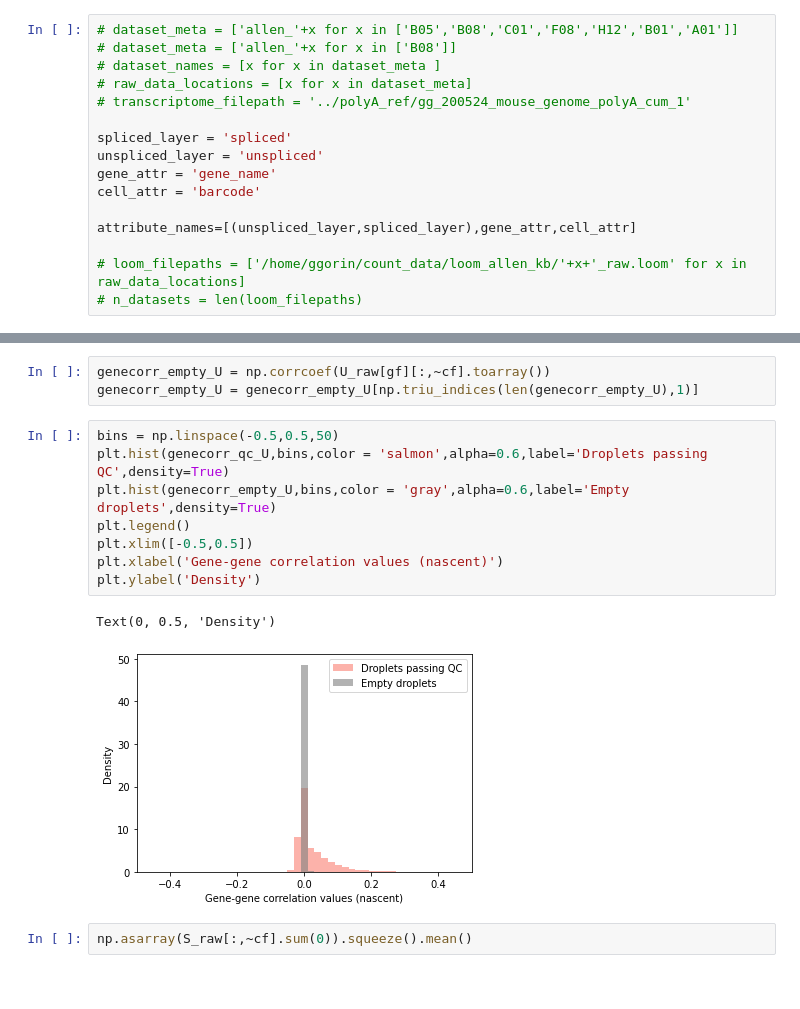
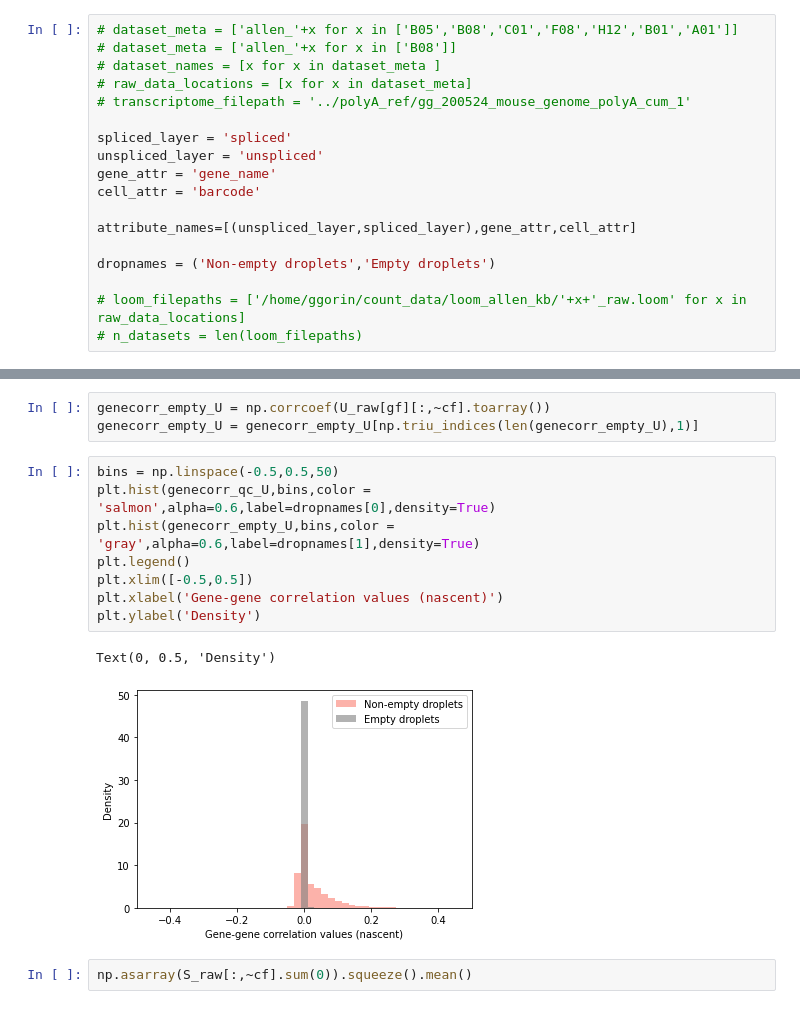
Before and after one commit to pachterlab/GVP_2023, a Jupyter notebook: gg230220_emptydrops_neuron.ipynb, the cells around one changed output, grey strips where cells are left out. Saved outputs shown, nothing was run; the diff lists cells and outputs as text.

```diff
--- a/gg230220_emptydrops_neuron.ipynb
+++ b/gg230220_emptydrops_neuron.ipynb
@@ -25,6 +25,8 @@ cell_attr = 'barcode'
 
 attribute_names=[(unspliced_layer,spliced_layer),gene_attr,cell_attr]
 
+dropnames = ('Non-empty droplets','Empty droplets')
+
 # loom_filepaths = ['/home/ggorin/count_data/loom_allen_kb/'+x+'_raw.loom' for x in raw_data_locations]
 # n_datasets = len(loom_filepaths)
 # %%
@@ -351,15 +355,15 @@ genecorr_empty_U = np.corrcoef(U_raw[gf][:,~cf].toarray())
 genecorr_empty_U = genecorr_empty_U[np.triu_indices(len(genecorr_empty_U),1)]
 # %%
 bins = np.linspace(-0.5,0.5,50)
-plt.hist(genecorr_qc_U,bins,color = 'salmon',alpha=0.6,label='Droplets passing QC',density=True)
-plt.hist(genecorr_empty_U,bins,color = 'gray',alpha=0.6,label='Empty droplets',density=True)
+plt.hist(genecorr_qc_U,bins,color = 'salmon',alpha=0.6,label=dropnames[0],density=True)
+plt.hist(genecorr_empty_U,bins,color = 'gray',alpha=0.6,label=dropnames[1],density=True)
 plt.legend()
 plt.xlim([-0.5,0.5])
 plt.xlabel('Gene-gene correlation values (nascent)')
 plt.ylabel('Density')
 # %% [output]
 Text(0, 0.5, 'Density')
-[figure, old version]
+[figure, new version]
 # %%
 np.asarray(S_raw[:,~cf].sum(0)).squeeze().mean()
 # %% [output]
```
Also changed, not shown: parts of 35 cells of this notebook, 2 other files.
